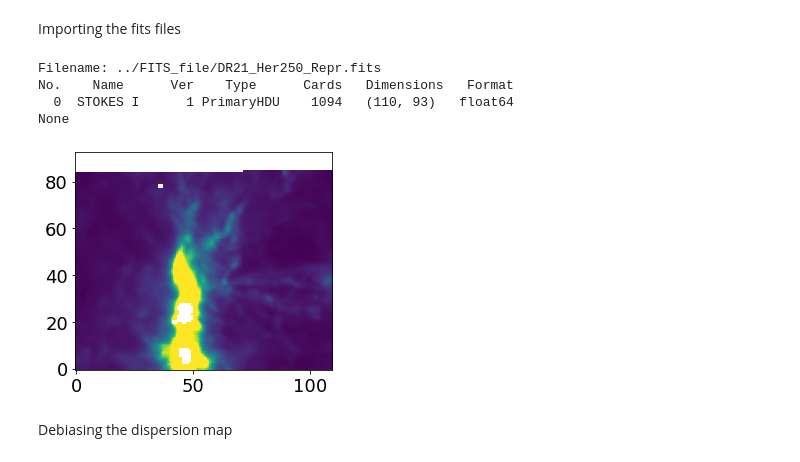
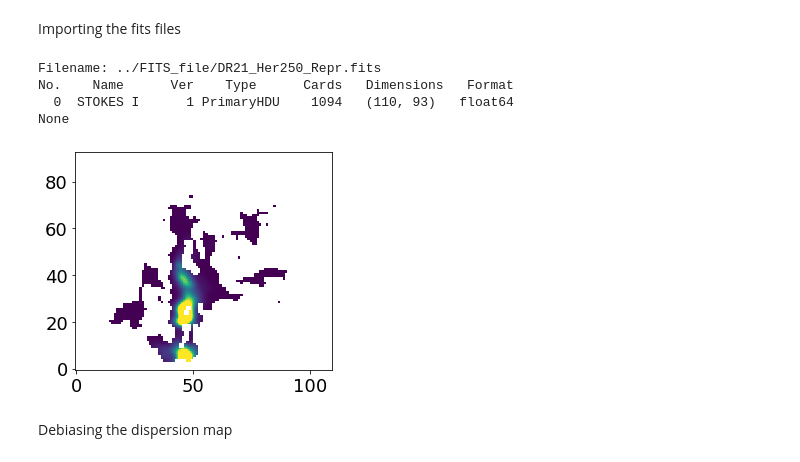
Before and after one commit to Siddharth3-14/Internship-MIT, a Jupyter notebook: dr21_analysis.ipynb, the cells around one changed output. Drawn from its saved outputs; the diff is of its cells as text; code cells hidden in the pictures.

```diff
--- a/dr21_analysis.ipynb
+++ b/dr21_analysis.ipynb
@@ -144,35 +144,35 @@ BlankedMapPol.data[Selector] = np.nan
 BlankedMapPolAngle.data[Selector] = np.nan
 BlankedMapPolAngleError.data[Selector] = np.nan
 BlankedMapStokesI.data[Selector] = np.nan
 BlankedMapStokesQ.data[Selector] = np.nan
 BlankedMapStokesU.data[Selector] = np.nan
 BlankedMapPolAngleNonRotated.data[Selector] = np.nan
 BlankedMapColumnDensity.data[Selector] = np.nan
 BlankedMapTemperature.data[Selector] = np.nan
 BlankedMap8Mircon.data[Selector] = np.nan
 # BlankedMapHer250.data[Selector] = np.nan
 
 BlankedMapColumnDensity.data = BlankedMapColumnDensity.data*(BlankedMapStokesI.data/BlankedMapStokesI.data)
 BlankedMapTemperature.data = BlankedMapTemperature.data*(BlankedMapStokesI.data/BlankedMapStokesI.data)
 BlankedMap8Mircon.data = BlankedMap8Mircon.data*(BlankedMapStokesI.data/BlankedMapStokesI.data)
 BlankedMapPolAngleError.data = BlankedMapPolAngleError.data*(BlankedMapStokesI.data/BlankedMapStokesI.data)
 # BlankedMapHer250.data = BlankedMapHer250.data*(BlankedMapStokesI.data/BlankedMapStokesI.data)
 
 
 
 ############## generating the RA and DEC mesh
 DEC_grid,RA_grid = generate_RA_DEC_mesh(hdul[0])
 seperation = MapPolAngle.copy()
 
 plt.figure()
-plt.imshow(MapHer250.data,origin='lower',vmin = 1,vmax = 45)
+plt.imshow(BlankedMapStokesI.data,origin='lower',vmin = 1,vmax = 45)
 plt.show()
 # %% [output]
 Filename: ../FITS_file/DR21_Her250_Repr.fits
 No.    Name      Ver    Type      Cards   Dimensions   Format
   0  STOKES I      1 PrimaryHDU    1094   (110, 93)   float64
 None
-[figure, old version]
+[figure, new version]
 # %%
 
 set_delta = 0.5   # in arcminute
```
Also changed, not shown: 1 other file.
